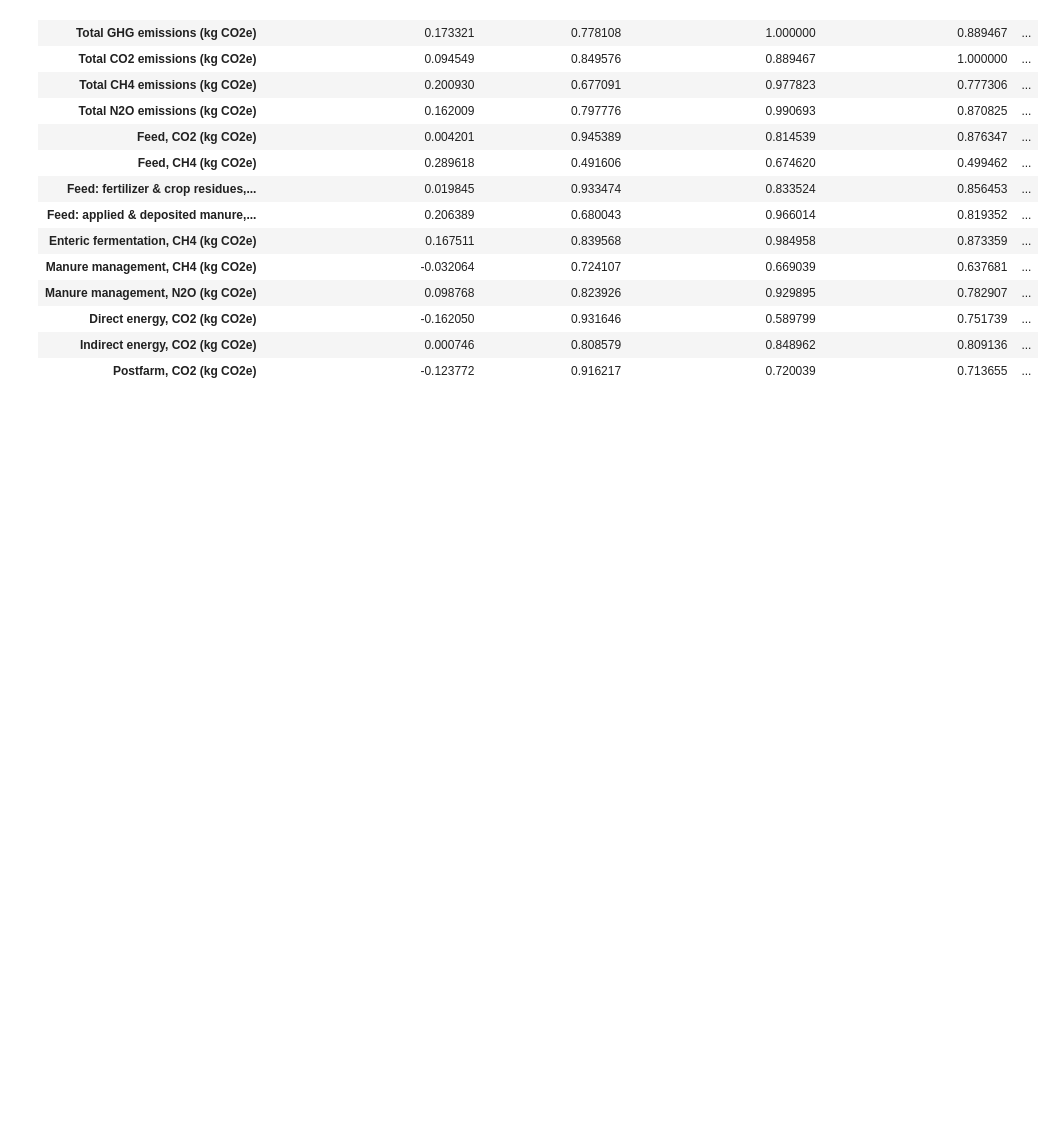
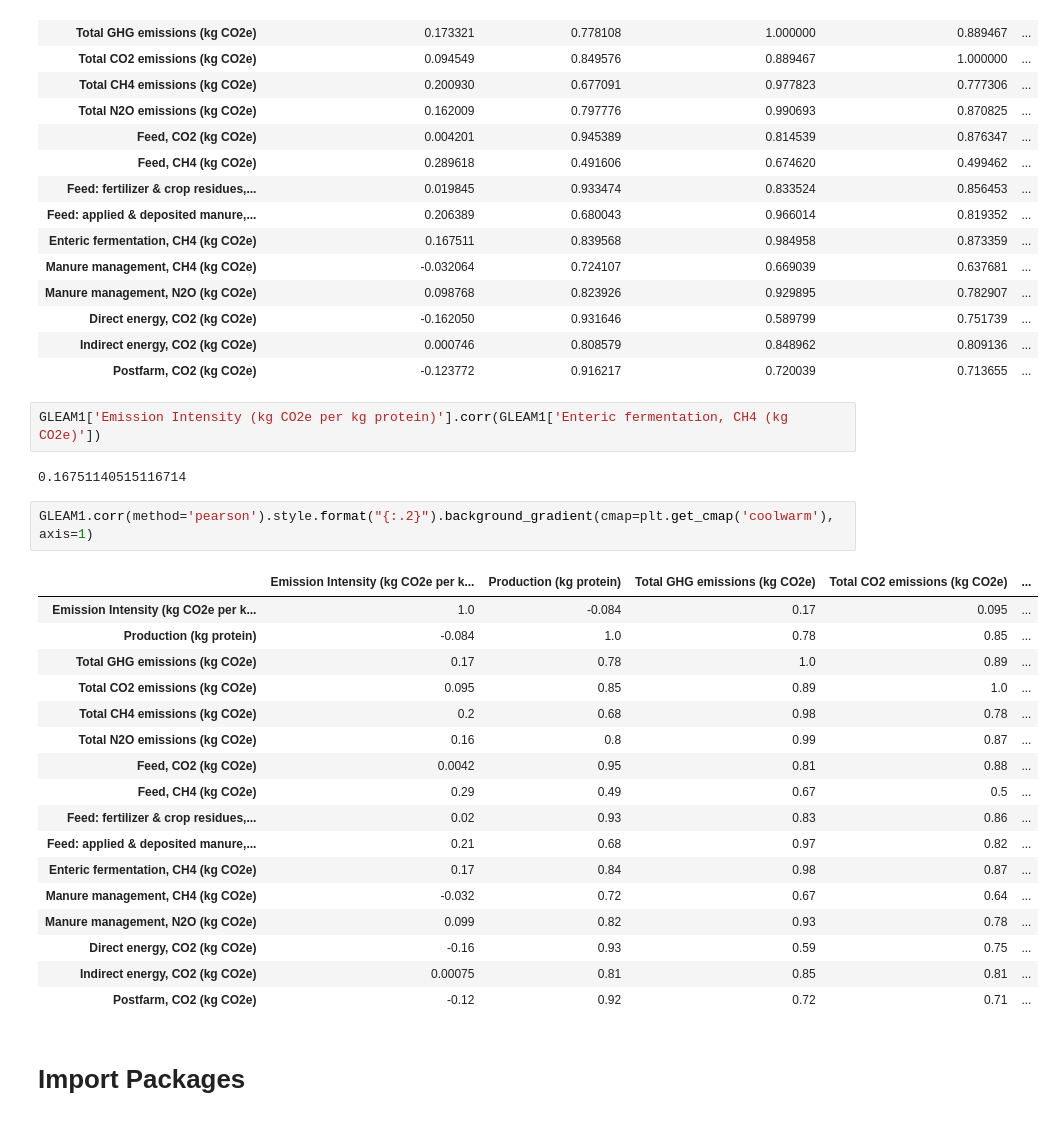
Before and after one commit to AAnthonyF/GLEAMone, a Jupyter notebook: Untitled.ipynb, the cells around one changed output. Drawn from its saved outputs; the diff is of its cells as text; blank space fills up the shorter version.

```diff
--- a/Untitled.ipynb
+++ b/Untitled.ipynb
@@ -58,4 +62,30 @@ GLEAM1.corr(method='pearson')
 | Direct energy, CO2 (kg CO2e) | -0.162050 | 0.931646 | 0.589799 | 0.751739 | ... |
 | Indirect energy, CO2 (kg CO2e) | 0.000746 | 0.808579 | 0.848962 | 0.809136 | ... |
 | Postfarm, CO2 (kg CO2e) | -0.123772 | 0.916217 | 0.720039 | 0.713655 | ... |
+# %%
+GLEAM1['Emission Intensity (kg CO2e per kg protein)'].corr(GLEAM1['Enteric fermentation, CH4 (kg CO2e)'])
+# %% [output]
+0.16751140515116714
+# %%
+GLEAM1.corr(method='pearson').style.format("{:.2}").background_gradient(cmap=plt.get_cmap('coolwarm'), axis=1)
+# %% [output]
+|  | Emission Intensity (kg CO2e per k... | Production (kg protein) | Total GHG emissions (kg CO2e) | Total CO2 emissions (kg CO2e) | ... |
+| Emission Intensity (kg CO2e per k... | 1.0 | -0.084 | 0.17 | 0.095 | ... |
+| Production (kg protein) | -0.084 | 1.0 | 0.78 | 0.85 | ... |
+| Total GHG emissions (kg CO2e) | 0.17 | 0.78 | 1.0 | 0.89 | ... |
+| Total CO2 emissions (kg CO2e) | 0.095 | 0.85 | 0.89 | 1.0 | ... |
+| Total CH4 emissions (kg CO2e) | 0.2 | 0.68 | 0.98 | 0.78 | ... |
+| Total N2O emissions (kg CO2e) | 0.16 | 0.8 | 0.99 | 0.87 | ... |
+| Feed, CO2 (kg CO2e) | 0.0042 | 0.95 | 0.81 | 0.88 | ... |
+| Feed, CH4 (kg CO2e) | 0.29 | 0.49 | 0.67 | 0.5 | ... |
+| Feed: fertilizer & crop residues,... | 0.02 | 0.93 | 0.83 | 0.86 | ... |
+| Feed: applied & deposited manure,... | 0.21 | 0.68 | 0.97 | 0.82 | ... |
+| Enteric fermentation, CH4 (kg CO2e) | 0.17 | 0.84 | 0.98 | 0.87 | ... |
+| Manure management, CH4 (kg CO2e) | -0.032 | 0.72 | 0.67 | 0.64 | ... |
+| Manure management, N2O (kg CO2e) | 0.099 | 0.82 | 0.93 | 0.78 | ... |
+| Direct energy, CO2 (kg CO2e) | -0.16 | 0.93 | 0.59 | 0.75 | ... |
+| Indirect energy, CO2 (kg CO2e) | 0.00075 | 0.81 | 0.85 | 0.81 | ... |
+| Postfarm, CO2 (kg CO2e) | -0.12 | 0.92 | 0.72 | 0.71 | ... |
+# %% [markdown]
+# Import Packages
 # %%
```
Also changed, not shown: parts of 12 cells of this notebook.
